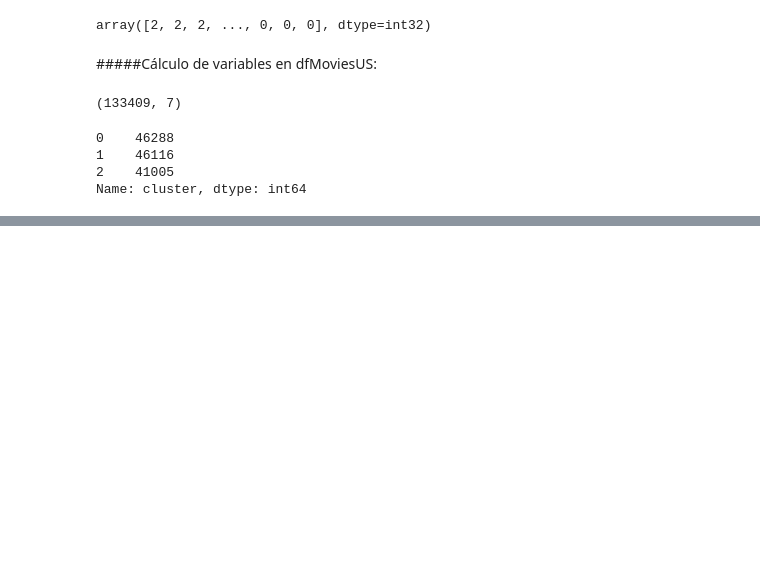
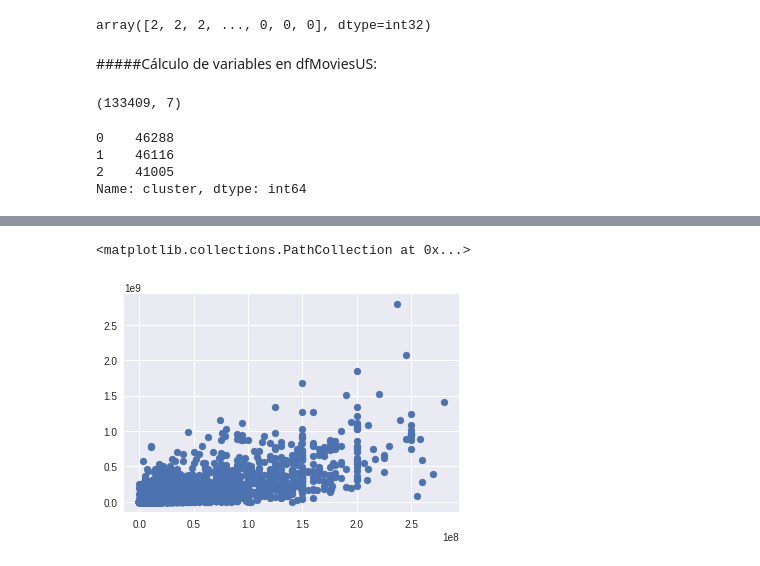
Before and after one commit to mandixbw/Cinema_KeysForSuccess, a Jupyter notebook: 08_Feature_Engineering.ipynb, the cells around one changed output, grey strips where cells are left out. Drawn from its saved outputs; the diff is of its cells as text; code cells hidden in the pictures; blank space fills up the shorter version.

```diff
--- a/08_Feature_Engineering.ipynb
+++ b/08_Feature_Engineering.ipynb
@@ -1345,0 +1349,8 @@ Name: OtherRolesMedium, dtype: int64
+# %%
+%matplotlib inline
+import matplotlib.pyplot as plt
+
+plt.scatter(dfMoviesUS[(dfMoviesUS['budget_final']>0) & (dfMoviesUS['budget_final']<3e8)]['budget_final'], dfMoviesUS[(dfMoviesUS['budget_final']>0) & (dfMoviesUS['budget_final']<3e8)]['revenue_final'])
+# %% [output]
+<matplotlib.collections.PathCollection at 0x...>
+[figure, added]
```
Also changed, not shown: parts of 129 cells of this notebook.
